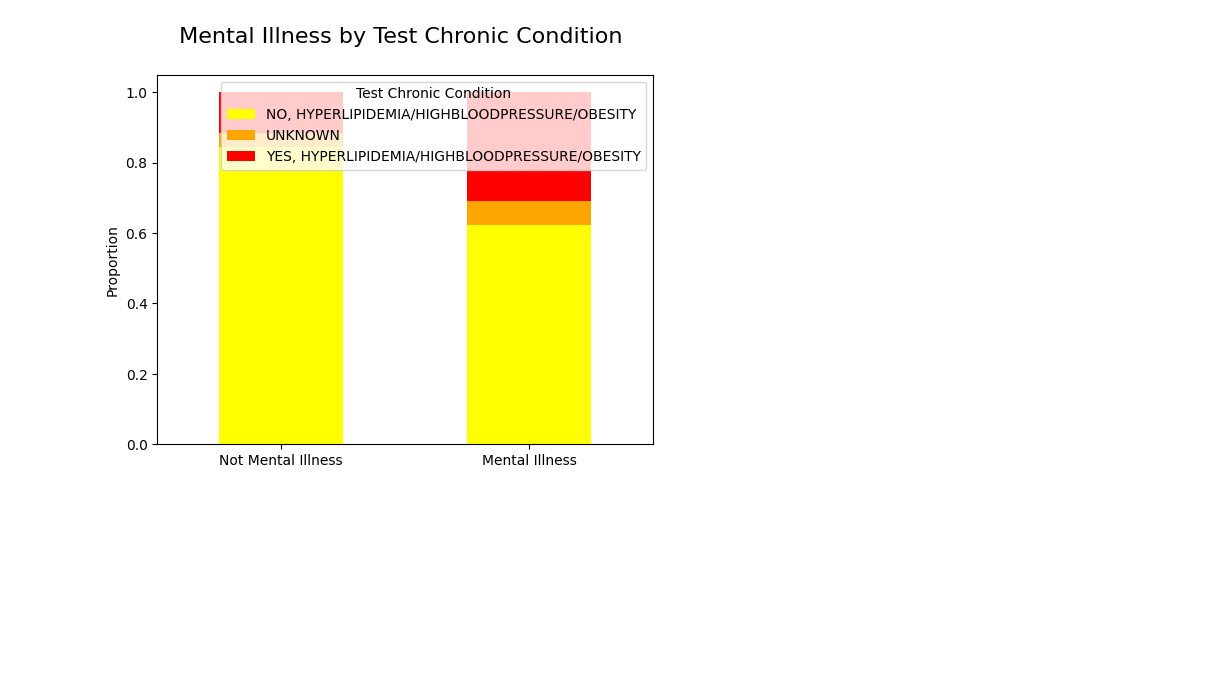
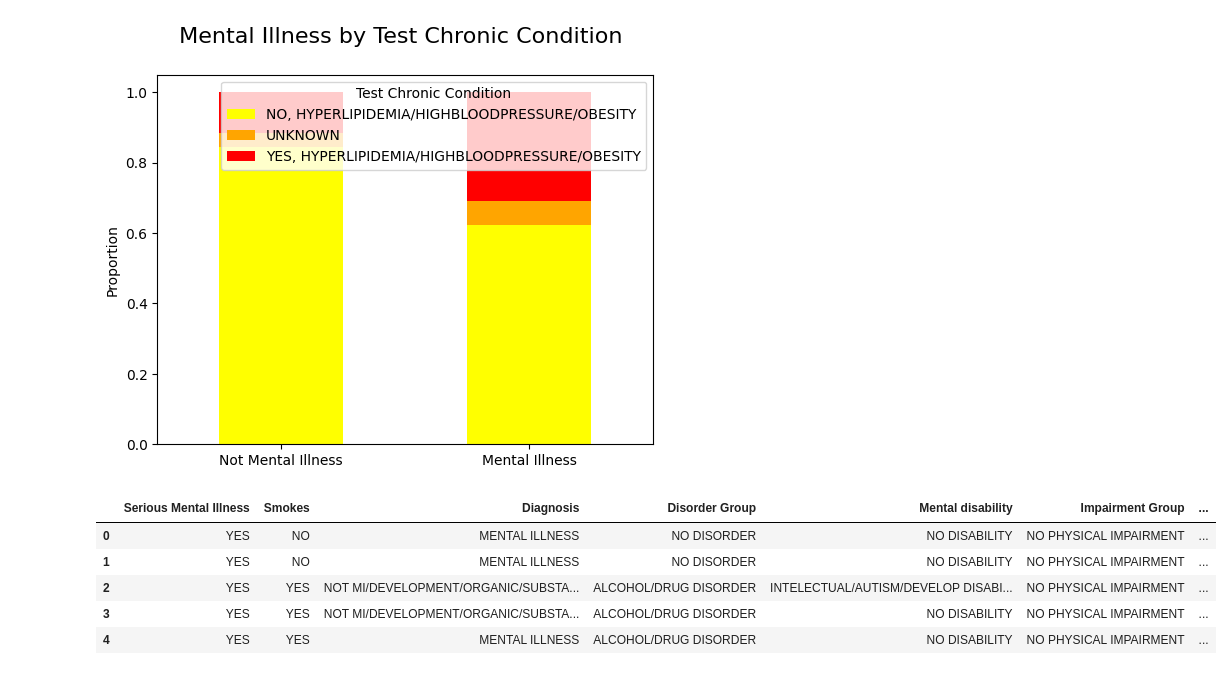
Before and after one commit to rdmouhouadi/Mental_Health_State_Prediction, a Jupyter notebook: Notebooks/EDA_Clinical_Group.ipynb, the cells around one changed output. Drawn from its saved outputs; the diff is of its cells as text; code cells hidden in the pictures; blank space fills up the shorter version.

Commit message:
Changes make in saving csv clinical data

```diff
--- a/Notebooks/EDA_Clinical_Group.ipynb
+++ b/Notebooks/EDA_Clinical_Group.ipynb
@@ -42,0 +7,34 @@ target.head()
+# %%
+from pathlib import Path
+import pandas as pd
+import yaml
+
+# Define the base path relative to the repo structure
+
+repo_root = Path.home() / "OneDrive" / "Documentos" / "ProjectMentalHealth" # or manually set if needed
+
+# Load YAML config file
+with open(repo_root / "Mental_Health_State_Prediction" / "Notebooks"/ "config.yaml", "r") as f:
+    config = yaml.safe_load(f)
+
+# Get filenames from config
+clinical_filename = config["clinical_file"]
+target_filename = config["target_file"]
+
+# Define common data folder path
+data_path = repo_root / "Mental_Health_State_Prediction" / "Data" / "Clean_Data"
+
+# Build full paths
+clinical_dataset_path = data_path / clinical_filename
+target_path = data_path / target_filename
+
+# Load CSV files
+Clinical = pd.read_csv(clinical_dataset_path, sep=",", index_col=False)
+target = pd.read_csv(target_path, index_col=False)
+# Drop unnecessary column
+if "Unnamed: 0" in target.columns:
+    target.drop(columns="Unnamed: 0", inplace=True)
+
+# Show data
+display(Clinical.head())
+target.head()
@@ -1279,3 +1291,15 @@ ax.set_ylabel("Proportion")
 fig.suptitle(" Mental Illness by Test Chronic Condition", fontsize=16);
 # %% [output]
 [figure]
+# %%
+# Based on the different test conducted 14 features are significant for predicting the target
+column_to_drop = ['Mental Illness']
+C= Clinical_cat_agg_feat_merg.drop(columns=column_to_drop)
+C.head()
+# %% [output]
+|  | Serious Mental Illness | Smokes | Diagnosis | Disorder Group | Mental disability | Impairment Group | ... |
+| 0 | YES | NO | MENTAL ILLNESS | NO DISORDER | NO DISABILITY | NO PHYSICAL IMPAIRMENT | ... |
+| 1 | YES | NO | MENTAL ILLNESS | NO DISORDER | NO DISABILITY | NO PHYSICAL IMPAIRMENT | ... |
+| 2 | YES | YES | NOT MI/DEVELOPMENT/ORGANIC/SUBSTA... | ALCOHOL/DRUG DISORDER | INTELECTUAL/AUTISM/DEVELOP DISABI... | NO PHYSICAL IMPAIRMENT | ... |
+| 3 | YES | YES | NOT MI/DEVELOPMENT/ORGANIC/SUBSTA... | ALCOHOL/DRUG DISORDER | NO DISABILITY | NO PHYSICAL IMPAIRMENT | ... |
+| 4 | YES | YES | MENTAL ILLNESS | ALCOHOL/DRUG DISORDER | NO DISABILITY | NO PHYSICAL IMPAIRMENT | ... |
```
Also changed, not shown: parts of 3 cells of this notebook.
